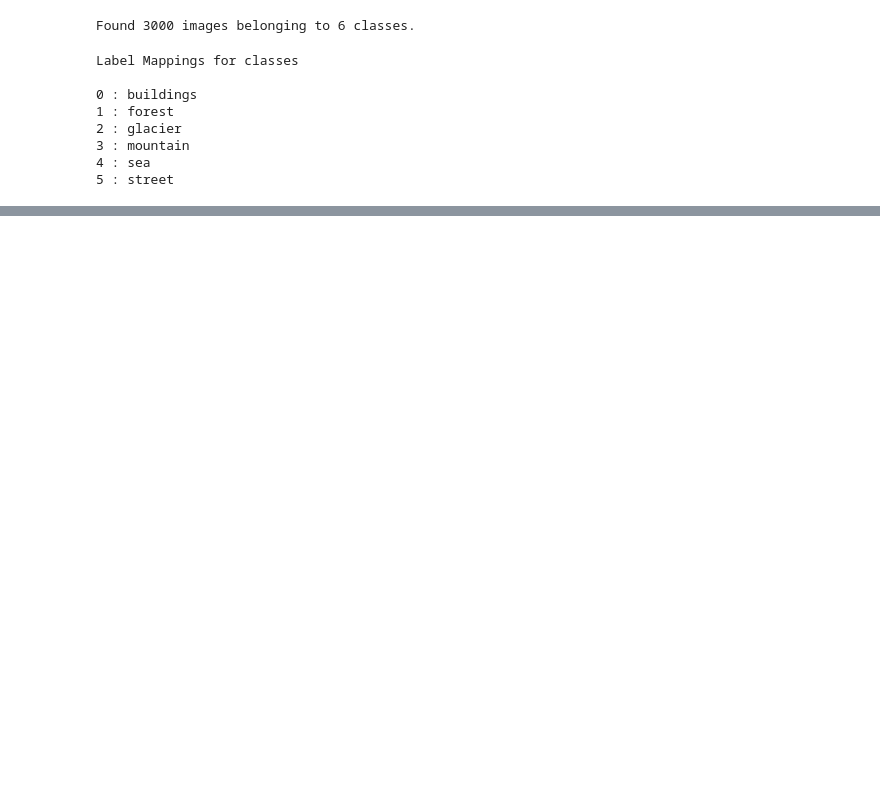
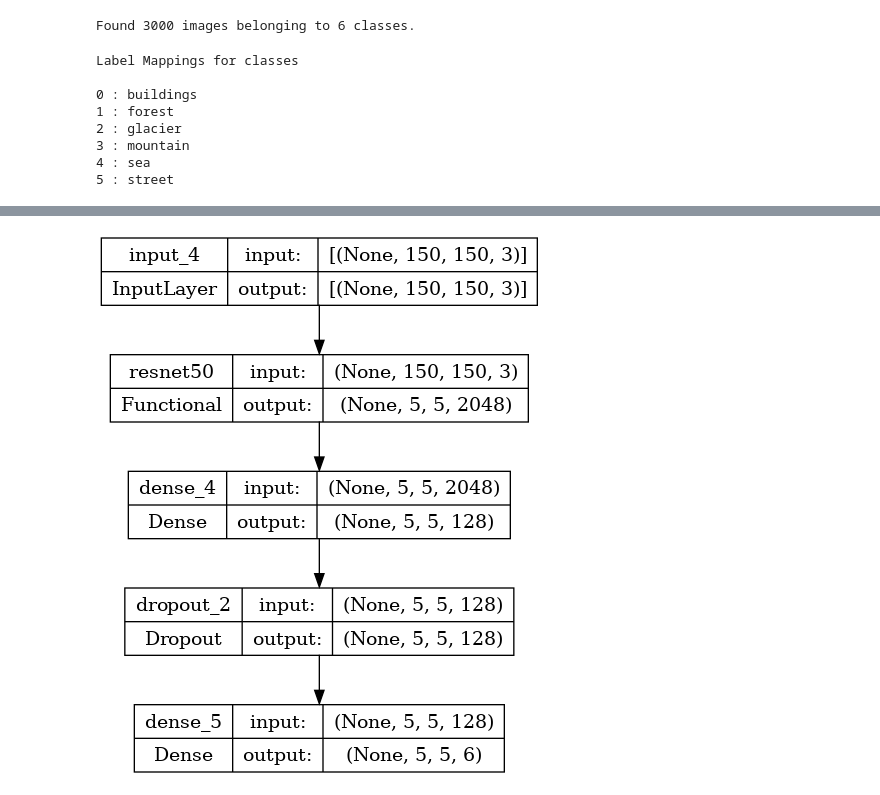
Before and after one commit to lorrespz/Image-Classification-Collection, a Jupyter notebook: natural-scenes-classification-resnet50-others.ipynb, the cells around one changed output, grey strips where cells are left out. Drawn from its saved outputs; the diff is of its cells as text; code cells hidden in the pictures; blank space fills up the shorter version.

```diff
--- a/natural-scenes-classification-resnet50-others.ipynb
+++ b/natural-scenes-classification-resnet50-others.ipynb
@@ -116,0 +137,8 @@ plt.show()
+# %%
+base_resnet50 = ResNet50(include_top = False,
+                       weights = 'imagenet',
+                       input_shape = (150,150,3))
+
+#make all layer in the pretrained VGG16 non-trainable
+for layer in base_resnet50.layers:
+    layer.trainable = False
@@ -116,0 +150,10 @@ plt.show()
+# %%
+inputs = Input(shape=(150, 150, 3))
+x = base_resnet50(inputs, training=False)
+#x = MaxPooling2D()(x)
+x = Dense(128, activation = 'relu')(x)
+x = Dropout(0.2)(x)
+x = Dense(6, activation='softmax')(x)
+
+model_resnet50 = Model(inputs, x)
+model_resnet50.summary()
@@ -116,0 +180,4 @@ plt.show()
+# %%
+plot_model(model_resnet50, show_shapes = True)
+# %% [output]
+[figure, added]
```
Also changed, not shown: parts of 21 cells of this notebook.
